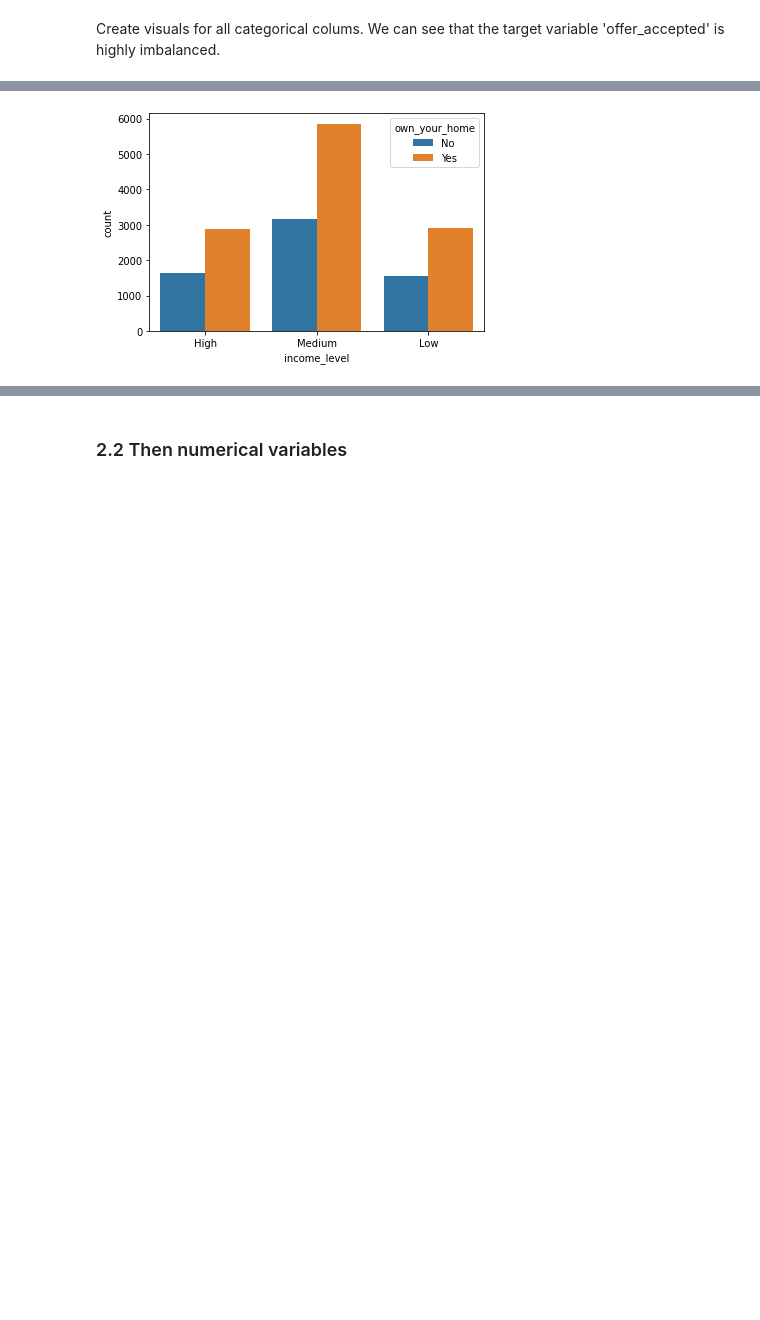
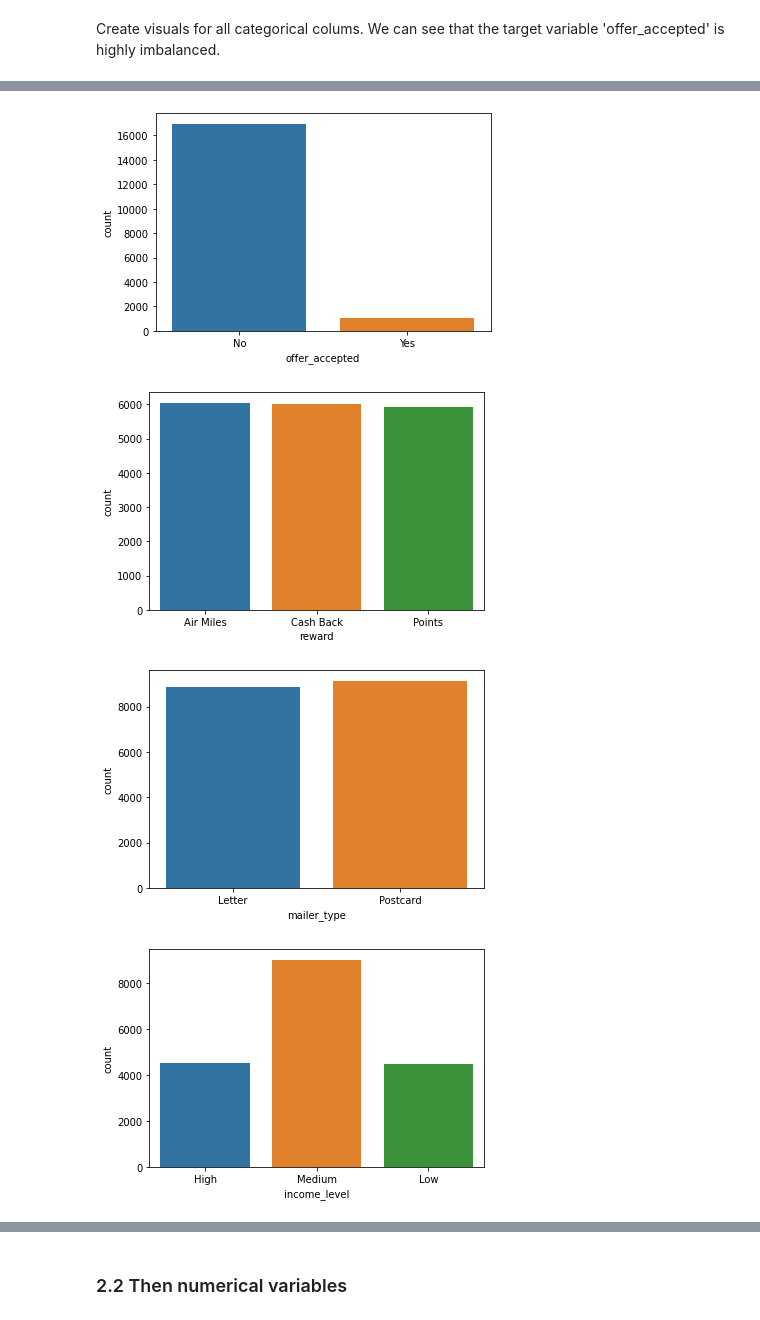
Before and after one commit to diebland/Project-Mid-Term, a Jupyter notebook: Classification_Project.ipynb, the cells around one changed output, grey strips where cells are left out. Saved outputs shown, nothing was run; the diff lists cells and outputs as text; code cells hidden in the pictures; blank space fills up the shorter version.

```diff
--- a/Classification_Project.ipynb
+++ b/Classification_Project.ipynb
@@ -103,8 +97,7 @@ memory usage: 2.3+ MB
 # %% [markdown]
 ### 2.1 - Starting with categorical data
 # %%
-df_cat = df.select_dtypes('object')
-
-for col in df_cat.select_dtypes('object'):
-    print (df_cat[col].nunique(), '\n')
-    print(df_cat[col].value_counts(), '\n')
+def categorical_information (df):
+    for col in df.select_dtypes('object'):
+        print (df_cat[col].nunique(), '\n')
+        print(df_cat[col].value_counts(), '\n')
@@ -129,6 +126,2 @@ Name: own_your_home, dtype: int64
 # %% [markdown]
 Create visuals for all categorical colums. We can see that the target variable 'offer_accepted' is highly imbalanced.
-# %%
-for col in df_cat:
-    sns.countplot(df_cat[col])
-    plt.show()
@@ -143,6 +128,12 @@ for col in df_cat:
-# %%
-plt.figure(figsize=(6,4))
-sns.countplot(data=df, x="income_level", hue="own_your_home")
-plt.show()
-# %% [output]
-[figure, removed]
+# %%
+def count_plot_cat(df):
+    for col in df.select_dtypes('object'):
+        sns.countplot(df[col])
+        plt.show()
+# %%
+count_plot_cat(df)
+# %% [output]
+[figure, added]
+[figure, added]
+[figure, added]
+[figure, added]
```
Also changed, not shown: parts of 102 cells of this notebook, 4 other files.
